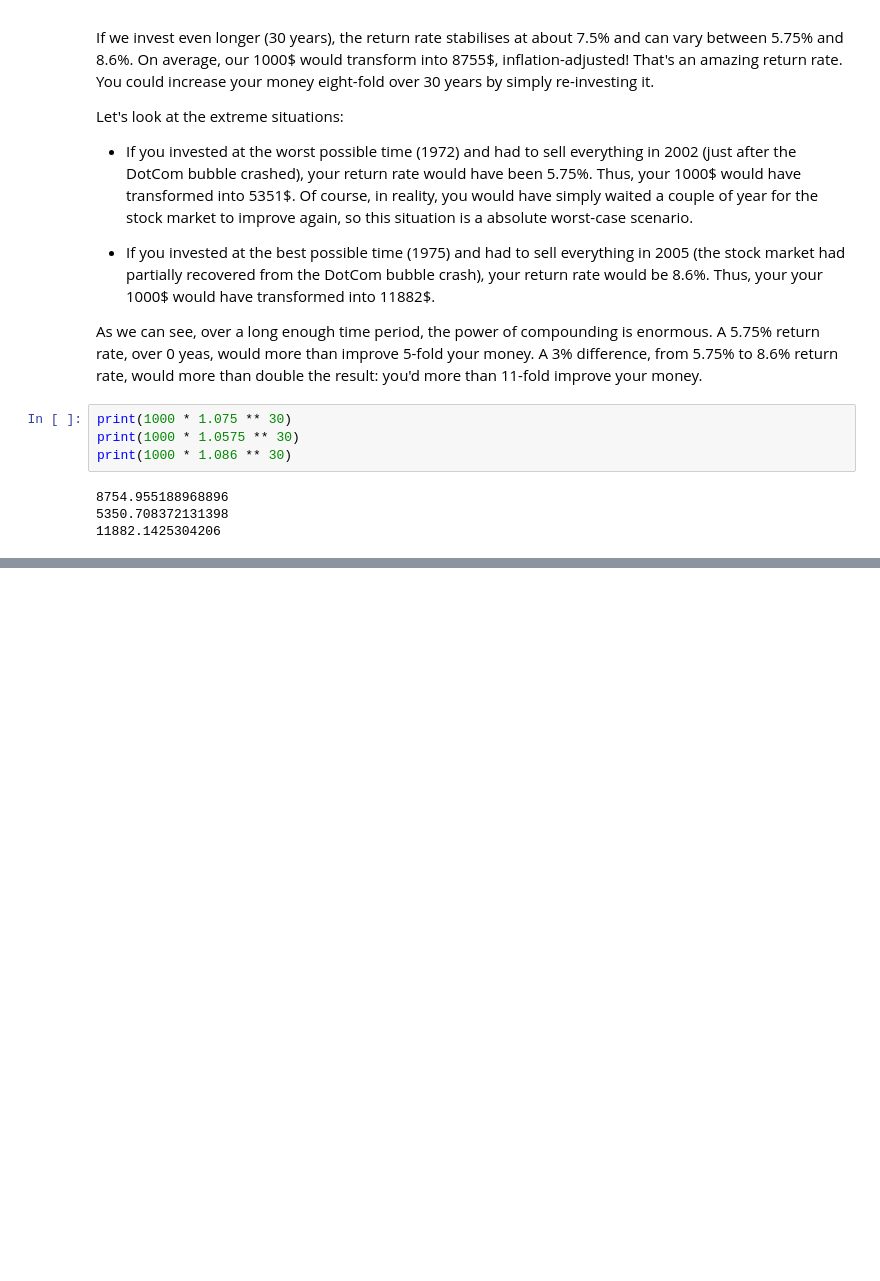
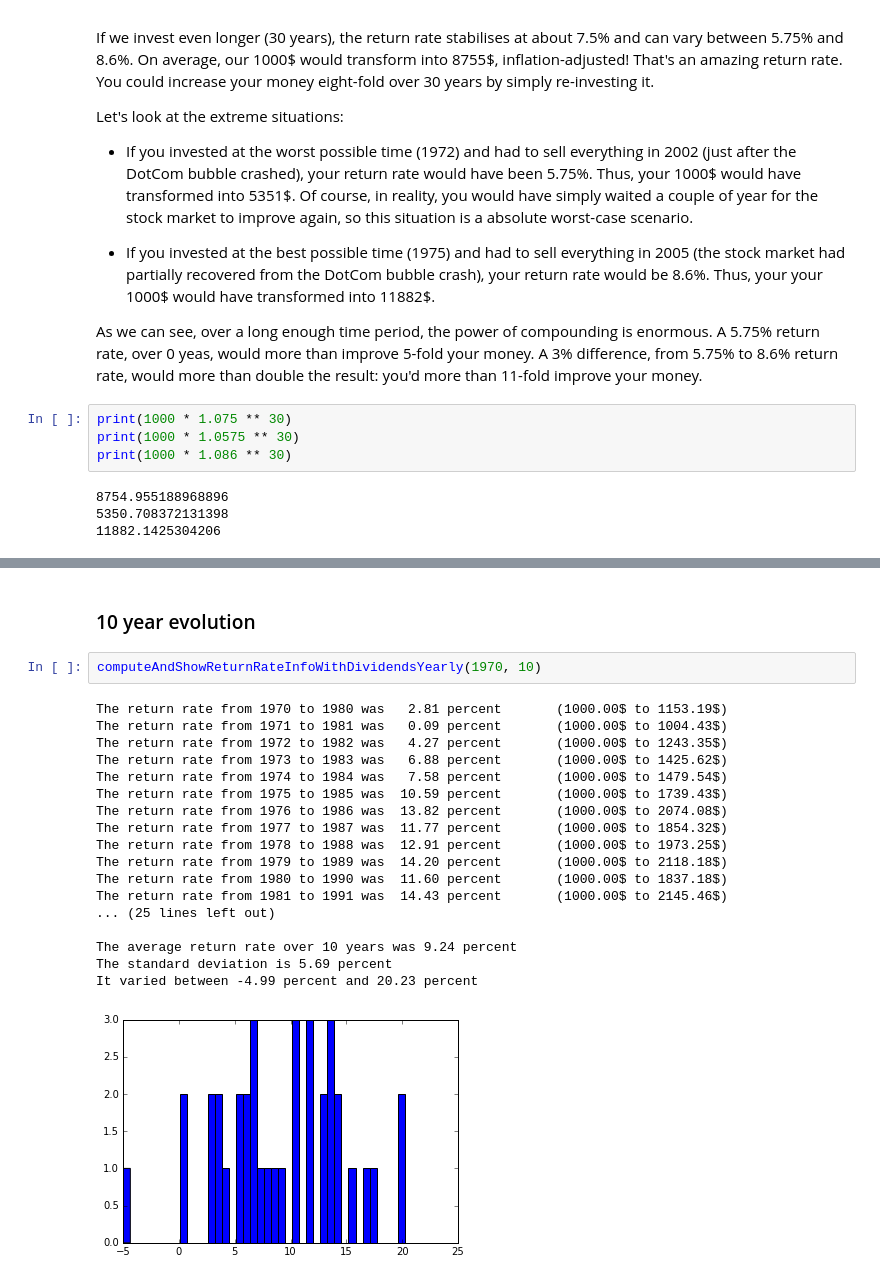
Before and after one commit to bonaert/how-good-are-stocks, a Jupyter notebook: How good are stocks?.ipynb, the cells around one changed output, grey strips where cells are left out. Saved outputs shown, nothing was run; the diff lists cells and outputs as text; blank space fills up the shorter version.

```diff
--- a/How good are stocks?.ipynb
+++ b/How good are stocks?.ipynb
@@ -492,0 +590,23 @@ print(1000 * 1.086 ** 30)
+# %% [markdown]
+### 10 year evolution
+# %%
+computeAndShowReturnRateInfoWithDividendsYearly(1970, 10)
+# %% [output]
+The return rate from 1970 to 1980 was   2.81 percent       (1000.00$ to 1153.19$)
+The return rate from 1971 to 1981 was   0.09 percent       (1000.00$ to 1004.43$)
+The return rate from 1972 to 1982 was   4.27 percent       (1000.00$ to 1243.35$)
+The return rate from 1973 to 1983 was   6.88 percent       (1000.00$ to 1425.62$)
+The return rate from 1974 to 1984 was   7.58 percent       (1000.00$ to 1479.54$)
+The return rate from 1975 to 1985 was  10.59 percent       (1000.00$ to 1739.43$)
+The return rate from 1976 to 1986 was  13.82 percent       (1000.00$ to 2074.08$)
+The return rate from 1977 to 1987 was  11.77 percent       (1000.00$ to 1854.32$)
+The return rate from 1978 to 1988 was  12.91 percent       (1000.00$ to 1973.25$)
+The return rate from 1979 to 1989 was  14.20 percent       (1000.00$ to 2118.18$)
+The return rate from 1980 to 1990 was  11.60 percent       (1000.00$ to 1837.18$)
+The return rate from 1981 to 1991 was  14.43 percent       (1000.00$ to 2145.46$)
+... (25 lines left out)
+
+The average return rate over 10 years was 9.24 percent
+The standard deviation is 5.69 percent
+It varied between -4.99 percent and 20.23 percent
+[figure, added]
```
Also changed, not shown: parts of 11 cells of this notebook.
